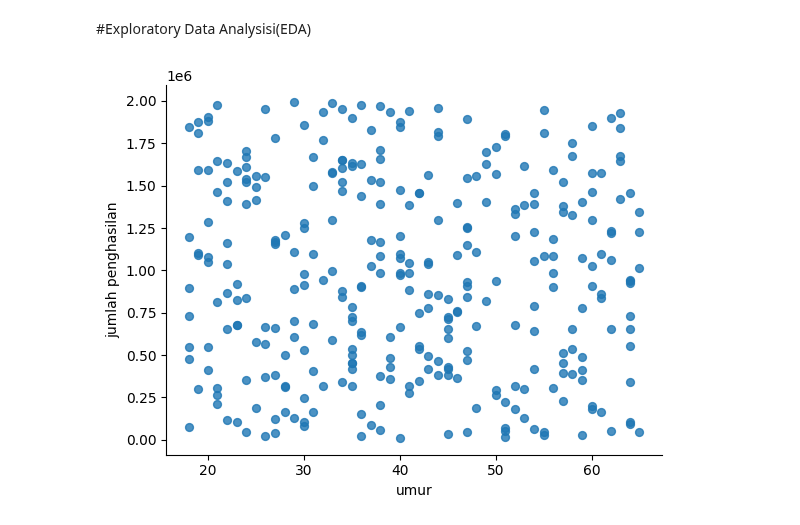
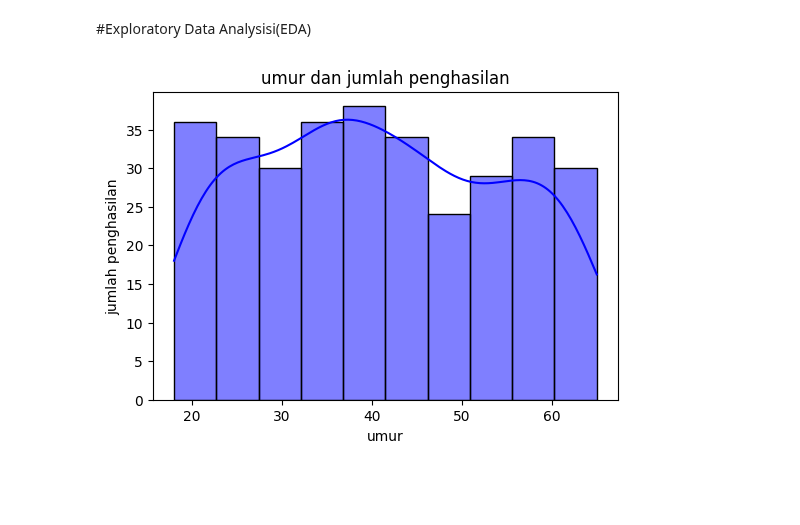
Before and after one commit to Rizki-132/Allmateri, a Jupyter notebook: Klasifikasi_program_PKH.ipynb, the cells around one changed output. Saved outputs shown, nothing was run; the diff lists cells and outputs as text; code cells hidden in the pictures; blank space fills up the shorter version.

```diff
--- a/Klasifikasi_program_PKH.ipynb
+++ b/Klasifikasi_program_PKH.ipynb
@@ -104,11 +104,13 @@ data.duplicated().sum()
 0
 # %% [markdown]
 #Exploratory Data Analysisi(EDA)
-# %%
-# @title umur vs jumlah penghasilan
-
-from matplotlib import pyplot as plt
-data.plot(kind='scatter', x='umur', y='jumlah penghasilan', s=32, alpha=.8)
-plt.gca().spines[['top', 'right',]].set_visible(False)
-# %% [output]
-[figure, removed]
+# %%
+# @title umur vs jumlah penghasilan
+plt.figure(figsize=(6,4))
+sns.histplot(data=data, x='umur', bins=10, kde=True, color='blue')
+plt.title('umur dan jumlah penghasilan')
+plt.xlabel('umur')
+plt.ylabel('jumlah penghasilan')
+plt.show()
+# %% [output]
+[figure, added]
```
Also changed, not shown: parts of 3 cells of this notebook.
